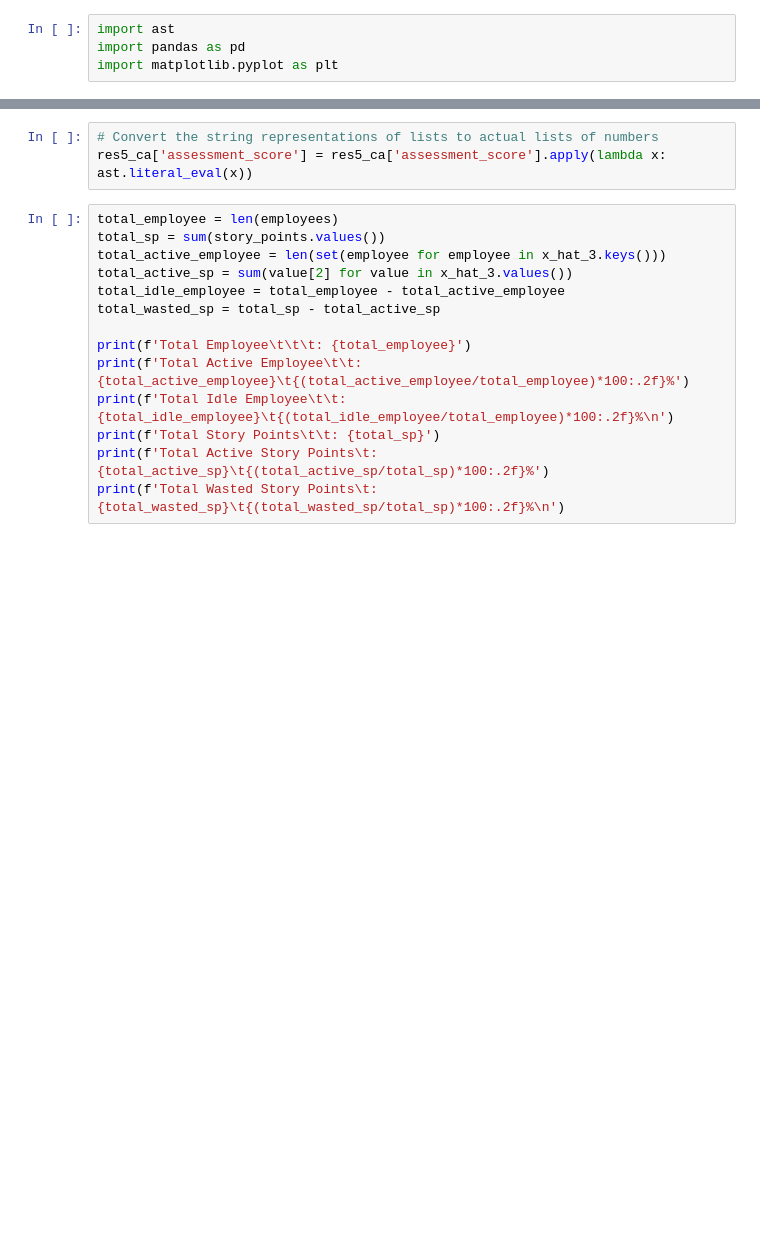
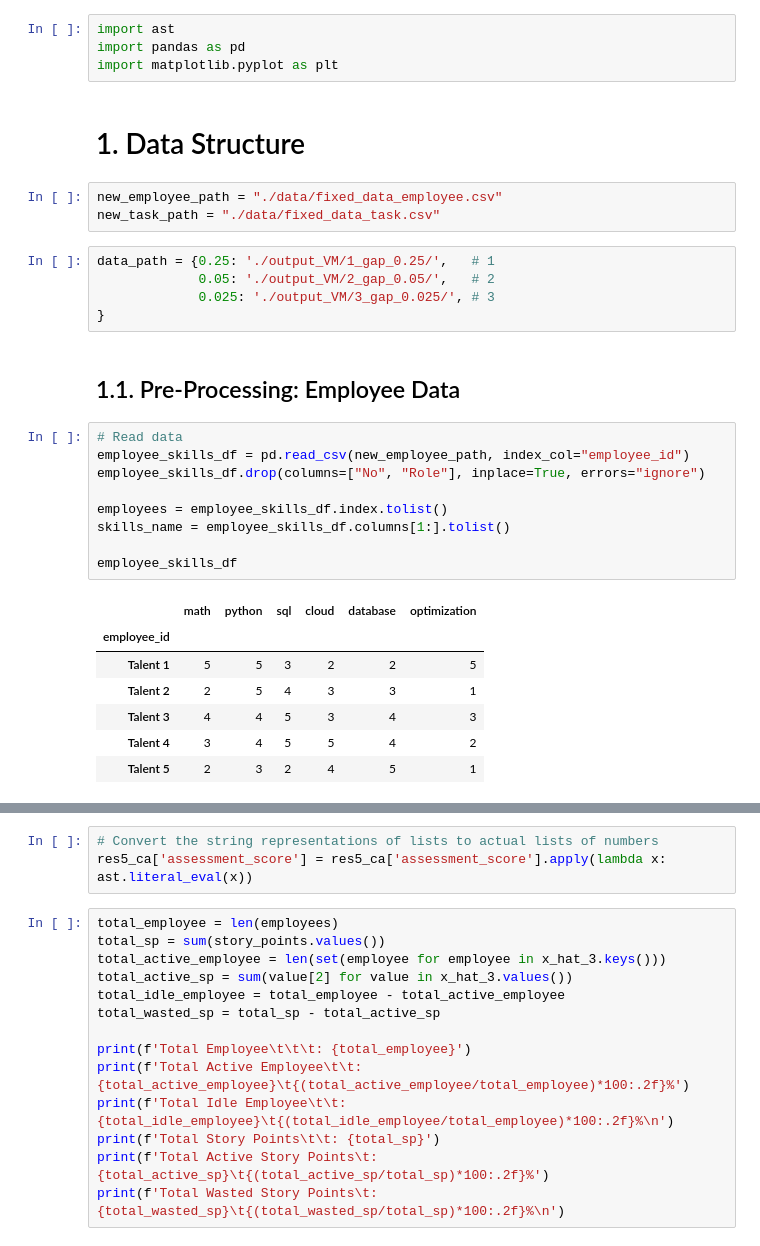
Before and after one commit to TK-Bunga-Matahari/shinchan, a Jupyter notebook: project1_task-management/solution/competency_assesment/extract_result.ipynb, the cells around one changed output, grey strips where cells are left out. Drawn from its saved outputs; the diff is of its cells as text; blank space fills up the shorter version.

```diff
--- a/project1_task-management/solution/competency_assesment/extract_result.ipynb
+++ b/project1_task-management/solution/competency_assesment/extract_result.ipynb
@@ -2,3 +9,32 @@
 import ast
 import pandas as pd
 import matplotlib.pyplot as plt
+# %% [markdown]
+# 1. Data Structure
+# %%
+new_employee_path = "./data/fixed_data_employee.csv"
+new_task_path = "./data/fixed_data_task.csv"
+# %%
+data_path = {0.25: './output_VM/1_gap_0.25/',   # 1
+             0.05: './output_VM/2_gap_0.05/',	# 2
+			 0.025: './output_VM/3_gap_0.025/',	# 3
+}
+# %% [markdown]
+## 1.1. Pre-Processing: Employee Data
+# %%
+# Read data
+employee_skills_df = pd.read_csv(new_employee_path, index_col="employee_id")
+employee_skills_df.drop(columns=["No", "Role"], inplace=True, errors="ignore")
+
+employees = employee_skills_df.index.tolist()
+skills_name = employee_skills_df.columns[1:].tolist()
+
+employee_skills_df
+# %% [output]
+|  | math | python | sql | cloud | database | optimization |
+| employee_id |  |  |  |  |  |  |
+| Talent 1 | 5 | 5 | 3 | 2 | 2 | 5 |
+| Talent 2 | 2 | 5 | 4 | 3 | 3 | 1 |
+| Talent 3 | 4 | 4 | 5 | 3 | 4 | 3 |
+| Talent 4 | 3 | 4 | 5 | 5 | 4 | 2 |
+| Talent 5 | 2 | 3 | 2 | 4 | 5 | 1 |
```
Also changed, not shown: parts of 12 cells of this notebook.
